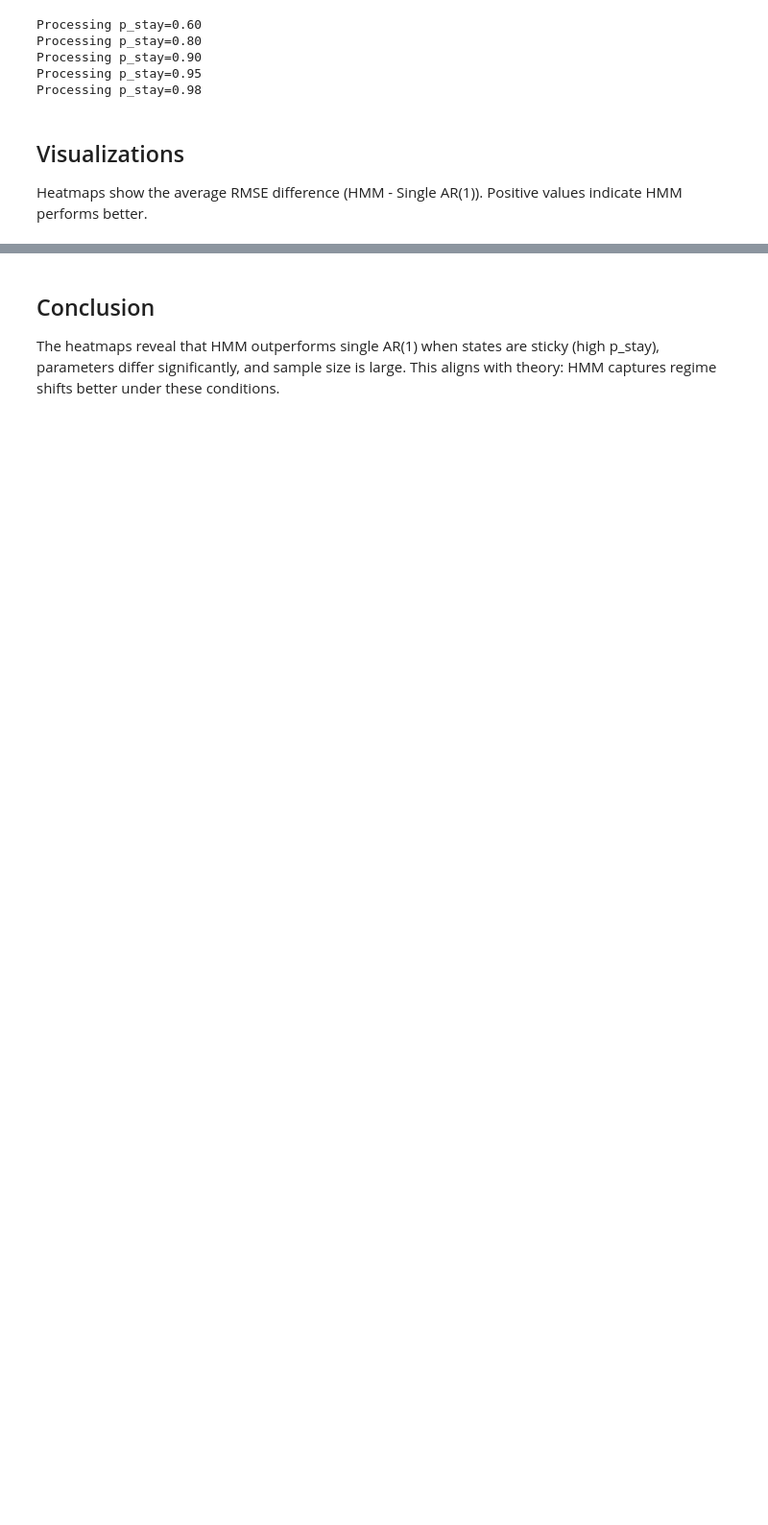
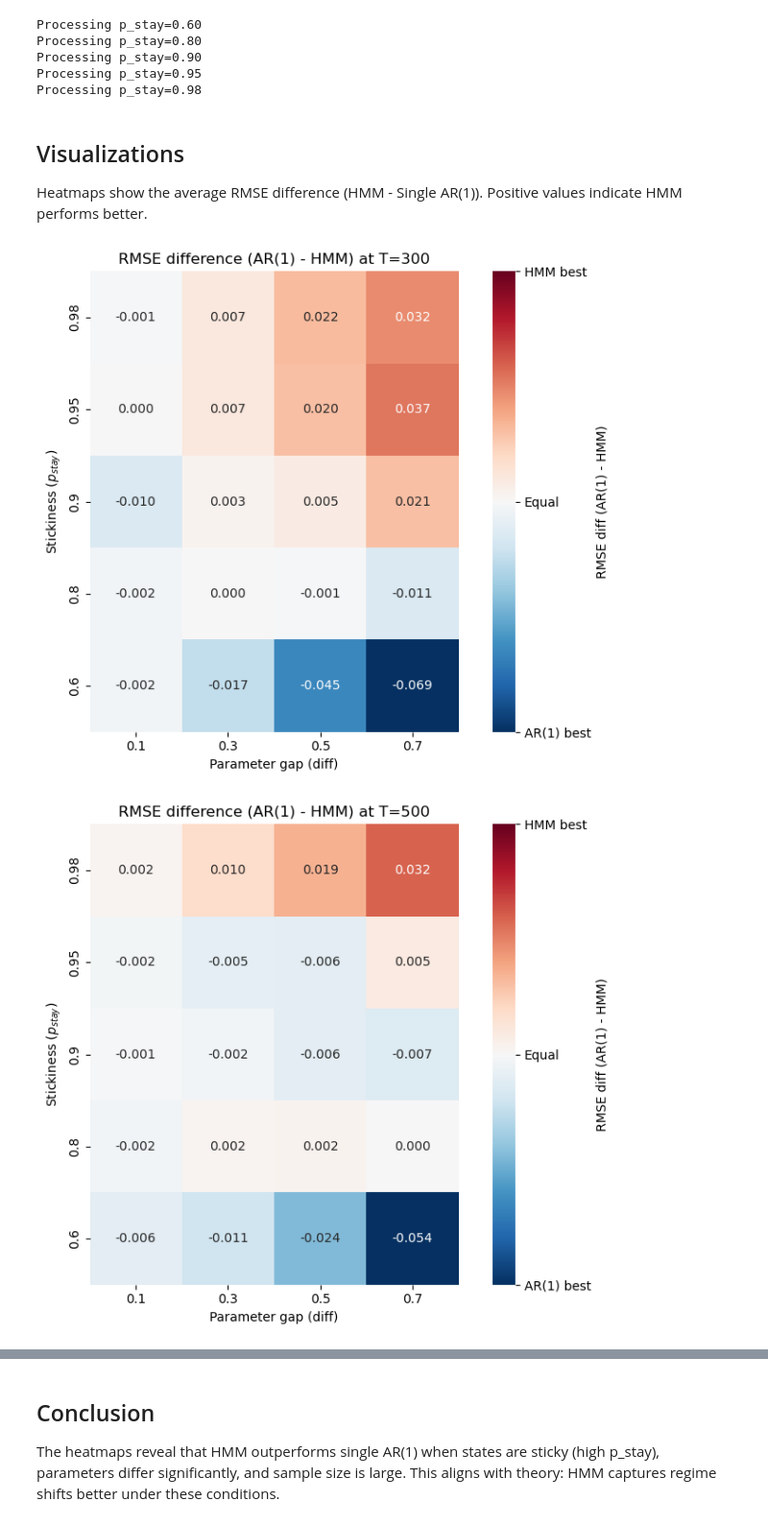
Before and after one commit to aadnerol/STK-MAT2011, a Jupyter notebook: code/notebooks/AR_1_vs_HMM_sticky.ipynb, the cells around one changed output, grey strips where cells are left out. Shown at 96% size. Drawn from its saved outputs; the diff is of its cells as text; code cells hidden in the pictures; blank space fills up the shorter version.

```diff
--- a/code/notebooks/AR_1_vs_HMM_sticky.ipynb
+++ b/code/notebooks/AR_1_vs_HMM_sticky.ipynb
@@ -166,13 +168,42 @@ Processing p_stay=0.98
 ## Visualizations
 
 Heatmaps show the average RMSE difference (HMM - Single AR(1)). Positive values indicate HMM performs better.
-# %%
-for T in T_vals:
-    sub_df = df_agg[df_agg['T'] == T].pivot(index='diff', columns='p_stay', values='rmse_diff')
-    fig = px.imshow(sub_df,
-                    title=f'RMSE Difference (HMM - Single AR(1)) at T={T}',
-                    labels=dict(x='p_stay', y='diff', color='RMSE Diff'),
-                    color_continuous_scale='RdBu_r',  # Red for positive, blue for negative
-                    aspect='auto')
-    fig.update_layout(coloraxis_colorbar=dict(title='RMSE Diff (HMM - Single)'))
-    fig.show()
+# %%
+import matplotlib.pyplot as plt
+import seaborn as sns
+
+for T in T_vals:
+    sub_df = df_agg[df_agg["T"] == T].pivot(
+        index="p_stay", columns="diff", values="rmse_diff"
+    ).sort_index(ascending=False)
+
+    max_abs = np.nanmax(np.abs(sub_df.values))
+
+    plt.figure(figsize=(8, 6))
+    ax = sns.heatmap(
+        sub_df,
+        cmap="RdBu_r",
+        vmin=-max_abs,
+        vmax=max_abs,
+        center=0,
+        annot=True,
+        fmt=".3f",
+        square=True,
+        cbar_kws={
+            "label": "RMSE diff (AR(1) - HMM)",
+            "ticks": [-max_abs, 0, max_abs]
+        }
+    )
+
+    cbar = ax.collections[0].colorbar
+    cbar.set_ticklabels(["AR(1) best", "Equal", "HMM best"])
+
+    ax.set_title(f"RMSE difference (AR(1) - HMM) at T={T}")
+    ax.set_xlabel("Parameter gap (diff)")
+    ax.set_ylabel("Stickiness ($p_{stay}$)")
+
+    plt.tight_layout()
+    plt.show()
+# %% [output]
+[figure, added]
+[figure, added]
```
Also changed, not shown: parts of 2 cells of this notebook.
